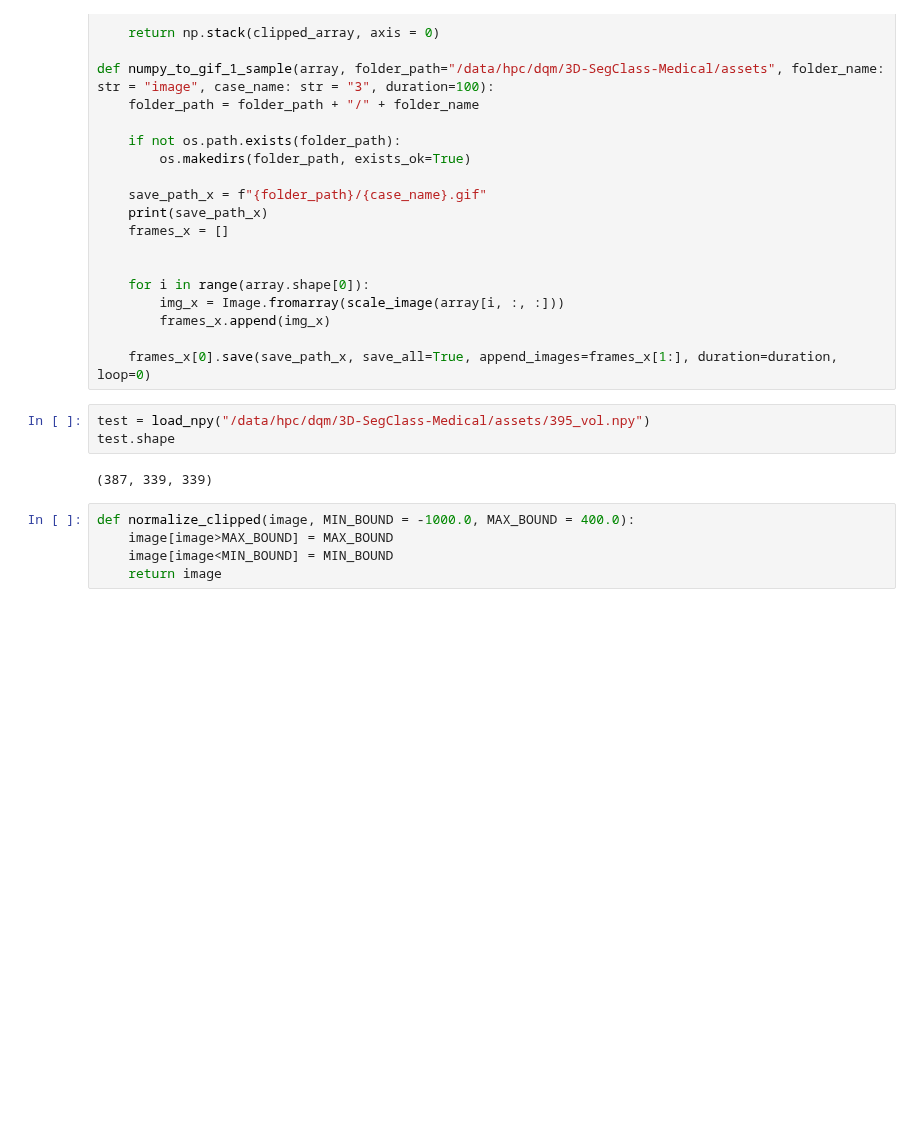
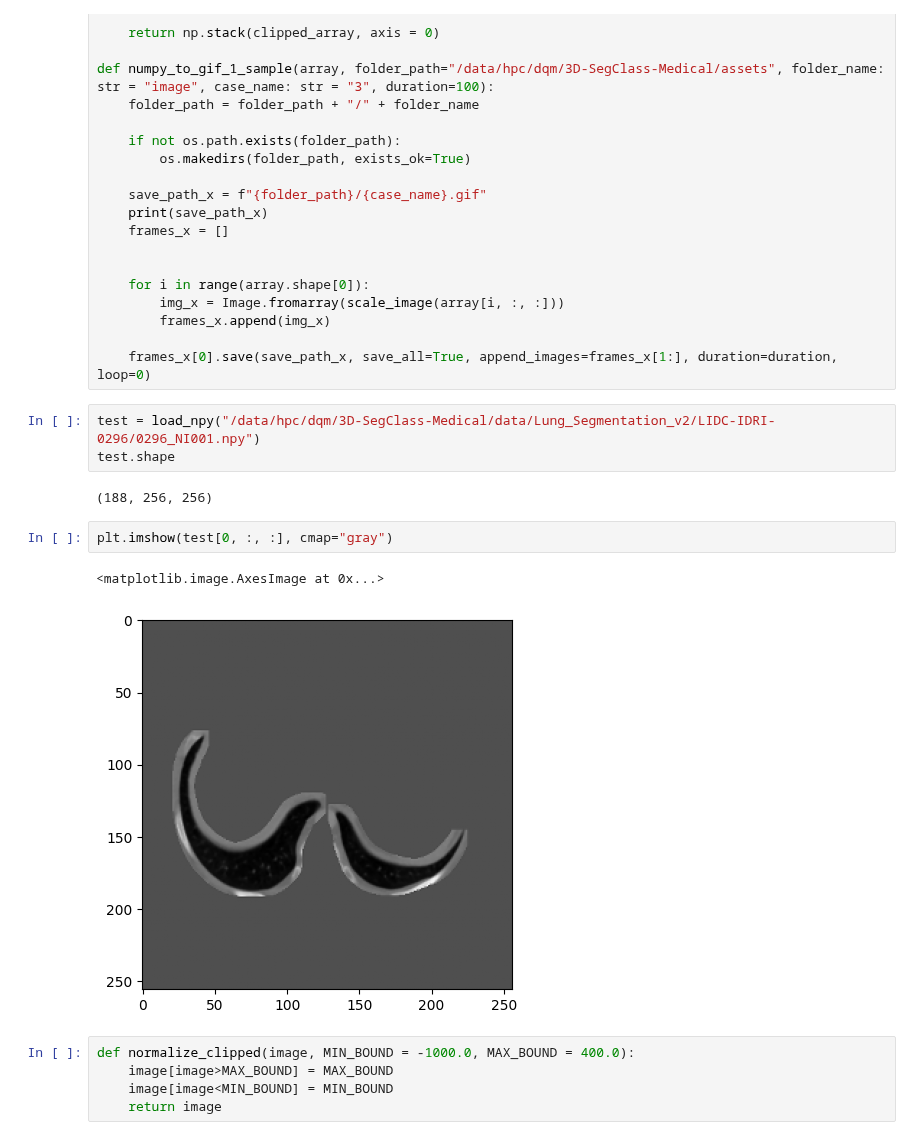
Before and after one commit to minhminh2k/3D-SegClass-Medical, a Jupyter notebook: notebooks/data.ipynb, the cells around one changed output. Drawn from its saved outputs; the diff is of its cells as text; blank space fills up the shorter version.

```diff
--- a/notebooks/data.ipynb
+++ b/notebooks/data.ipynb
@@ -115,10 +115,15 @@ def numpy_to_gif_1_sample(array, folder_path="/data/hpc/dqm/3D-SegClass-Medical/
 
     frames_x[0].save(save_path_x, save_all=True, append_images=frames_x[1:], duration=duration, loop=0)
 # %%
-test = load_npy("/data/hpc/dqm/3D-SegClass-Medical/assets/395_vol.npy")
+test = load_npy("/data/hpc/dqm/3D-SegClass-Medical/data/Lung_Segmentation_v2/LIDC-IDRI-0296/0296_NI001.npy")
 test.shape
 # %% [output]
-(387, 339, 339)
+(188, 256, 256)
+# %%
+plt.imshow(test[0, :, :], cmap="gray")
+# %% [output]
+<matplotlib.image.AxesImage at 0x...>
+[figure, added]
 # %%
 def normalize_clipped(image, MIN_BOUND = -1000.0, MAX_BOUND = 400.0):
     image[image>MAX_BOUND] = MAX_BOUND
```
Also changed, not shown: 10 other files.
